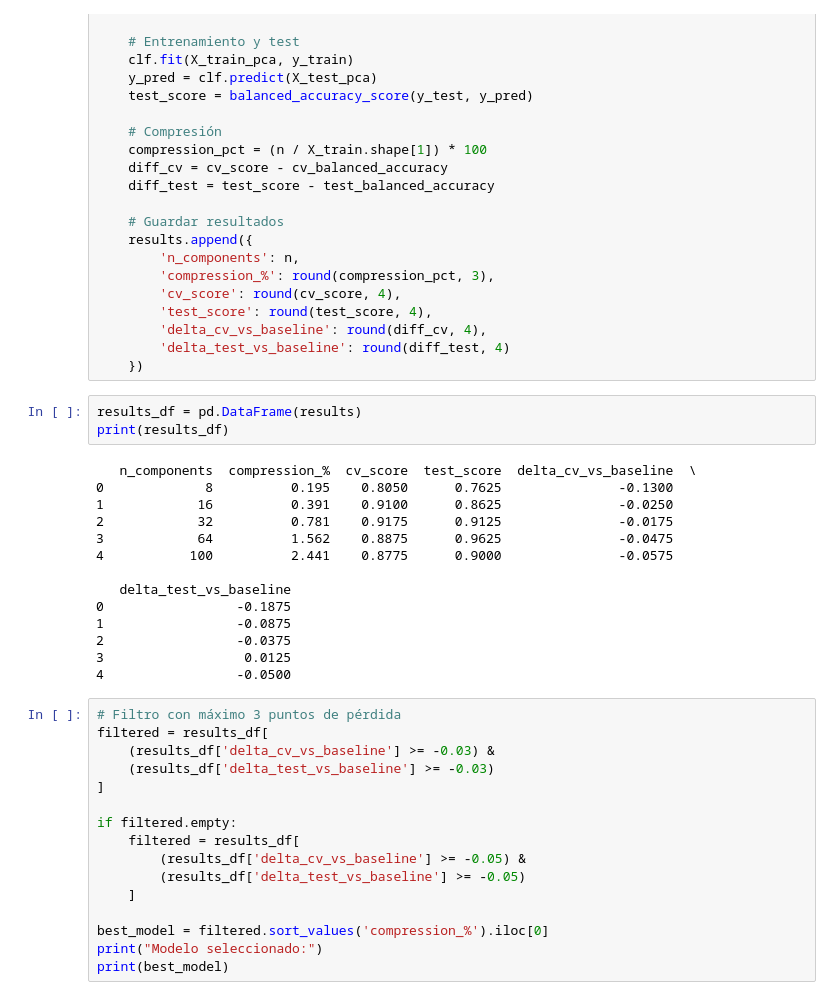
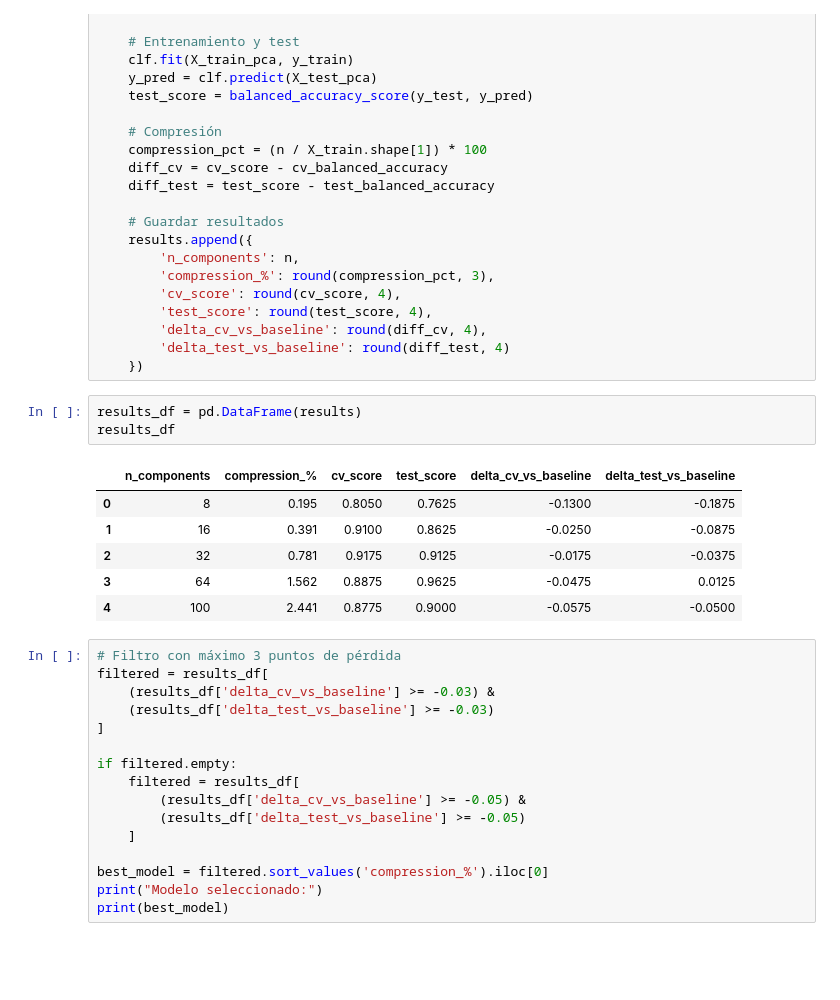
Before and after one commit to MariaJoseCamacho/repositorio_clase, a Jupyter notebook: 04_Machine_Learning/Sprint_14/Unidad_01/Practica_Obligatoria/18_Practica_Obligatoria_No_Supervisado_PCA.ipynb, the cells around one changed output. Saved outputs shown, nothing was run; the diff lists cells and outputs as text; blank space fills up the shorter version.

```diff
--- a/04_Machine_Learning/Sprint_14/Unidad_01/Practica_Obligatoria/18_Practica_Obligatoria_No_Supervisado_PCA.ipynb
+++ b/04_Machine_Learning/Sprint_14/Unidad_01/Practica_Obligatoria/18_Practica_Obligatoria_No_Supervisado_PCA.ipynb
@@ -189,21 +216,14 @@ for n in componentes:
     })
 # %%
 results_df = pd.DataFrame(results)
-print(results_df)
+results_df
 # %% [output]
-   n_components  compression_%  cv_score  test_score  delta_cv_vs_baseline  \
-0             8          0.195    0.8050      0.7625               -0.1300
-1            16          0.391    0.9100      0.8625               -0.0250
-2            32          0.781    0.9175      0.9125               -0.0175
-3            64          1.562    0.8875      0.9625               -0.0475
-4           100          2.441    0.8775      0.9000               -0.0575
-
-   delta_test_vs_baseline
-0                 -0.1875
-1                 -0.0875
-2                 -0.0375
-3                  0.0125
-4                 -0.0500
+|  | n_components | compression_% | cv_score | test_score | delta_cv_vs_baseline | delta_test_vs_baseline |
+| 0 | 8 | 0.195 | 0.8050 | 0.7625 | -0.1300 | -0.1875 |
+| 1 | 16 | 0.391 | 0.9100 | 0.8625 | -0.0250 | -0.0875 |
+| 2 | 32 | 0.781 | 0.9175 | 0.9125 | -0.0175 | -0.0375 |
+| 3 | 64 | 1.562 | 0.8875 | 0.9625 | -0.0475 | 0.0125 |
+| 4 | 100 | 2.441 | 0.8775 | 0.9000 | -0.0575 | -0.0500 |
 # %%
 # Filtro con máximo 3 puntos de pérdida
 filtered = results_df[
```
Also changed, not shown: parts of 3 cells of this notebook, 24 other files.
